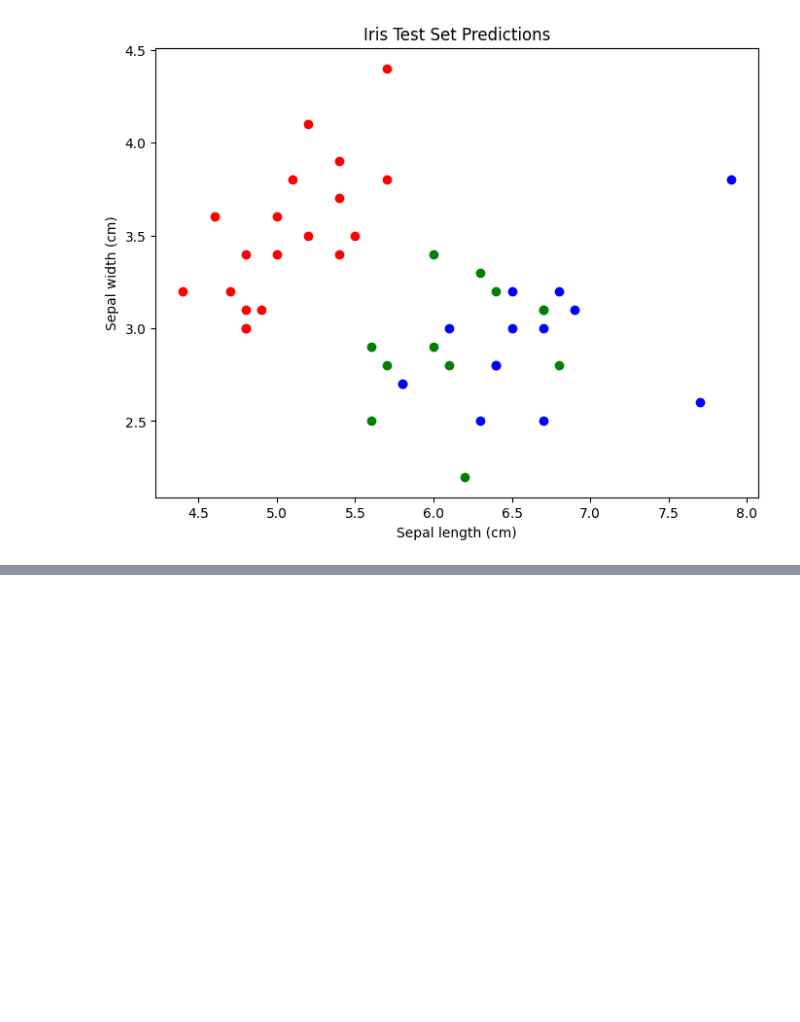
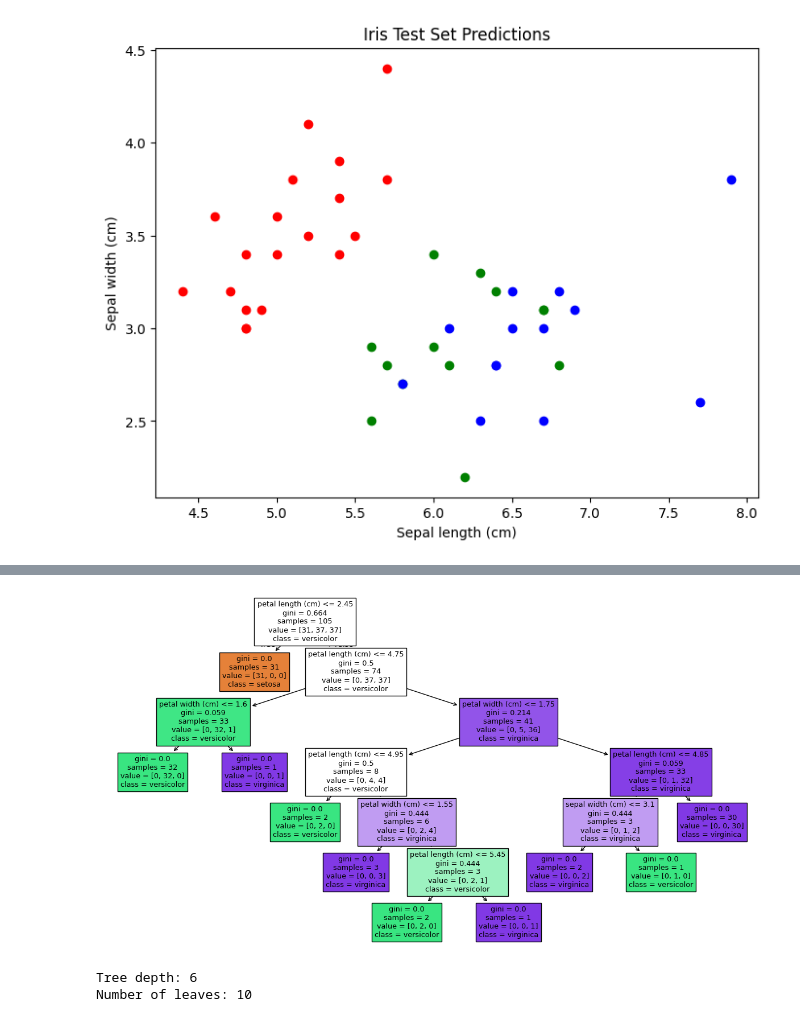
Before and after one commit to YheChen/LearningML, a Jupyter notebook: IrisFlower.ipynb, the cells around one changed output, grey strips where cells are left out. Saved outputs shown, nothing was run; the diff lists cells and outputs as text; code cells hidden in the pictures; blank space fills up the shorter version.

```diff
--- a/IrisFlower.ipynb
+++ b/IrisFlower.ipynb
@@ -62,0 +67,8 @@ plt.show()
+# %%
+from sklearn.tree import DecisionTreeClassifier
+clf = DecisionTreeClassifier(criterion="gini",
+                             max_depth=None,
+                             random_state=42
+                             )
+# %%
+clf.fit(x_train, y_train)
@@ -62,0 +95,15 @@ plt.show()
+# %%
+from sklearn.tree import plot_tree
+import matplotlib.pyplot as plt
+
+plt.figure(figsize=(15, 8))
+plot_tree(clf, filled=True, feature_names=iris.feature_names, class_names=iris.target_names)
+plt.show()
+# %% [output]
+[figure, added]
+# %%
+print("Tree depth:", clf.get_depth())
+print("Number of leaves:", clf.get_n_leaves())
+# %% [output]
+Tree depth: 6
+Number of leaves: 10
```
Also changed, not shown: parts of 6 cells of this notebook.
